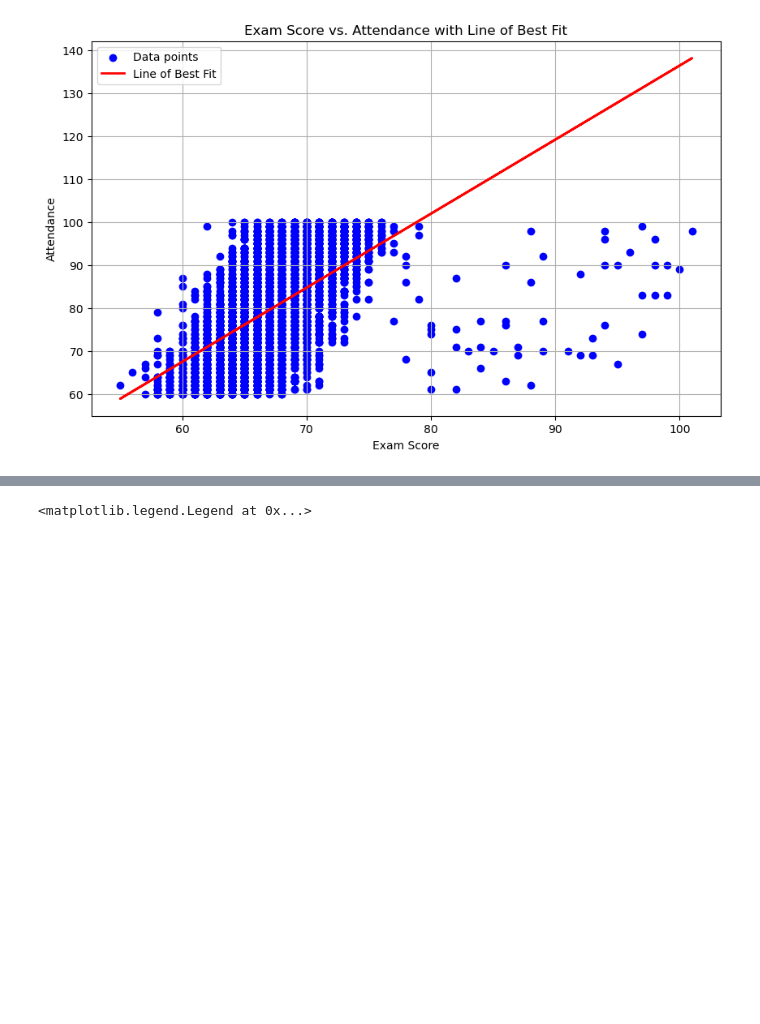
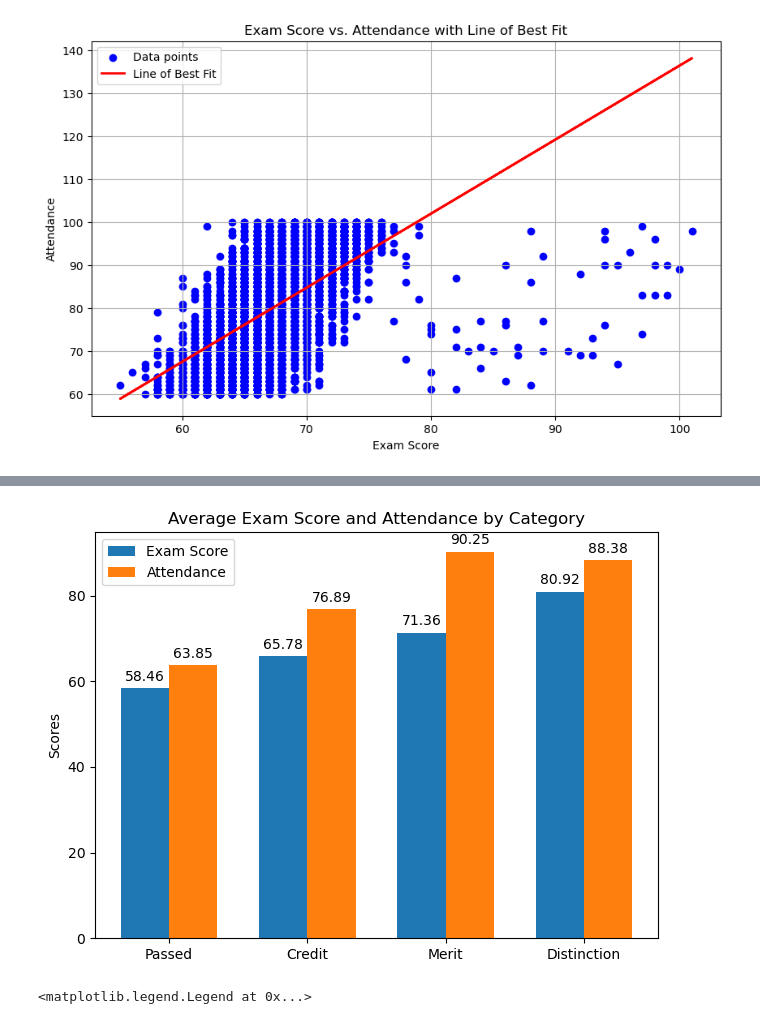
Before and after one commit to ThomasShikalepo/Data-Analysis, a Jupyter notebook: StudentPeromanceFactors.ipynb, the cells around one changed output, grey strips where cells are left out. Cells and saved outputs as stored; diff of their text form; code cells hidden in the pictures; blank space fills up the shorter version.

Commit message:
Filtered students by grade categories, sorted by attendance, and created a bar chart for exam scores and attendance.

```diff
--- a/StudentPeromanceFactors.ipynb
+++ b/StudentPeromanceFactors.ipynb
@@ -243,0 +205,5 @@ plt.show()
+# %%
+# Filtering the data for students who passed with Exam_Score between 50 and 60 (inclusive)
+# Sorting them by Attendance in descending order, and selecting only 'Attendance' and 'Exam_Score' columns
+passed = df.loc[(df['Exam_Score'] >= 50) & (df['Exam_Score'] < 60)].sort_values("Attendance", ascending=False)[['Attendance', 'Exam_Score']]
+passed
@@ -243,0 +224,5 @@ plt.show()
+# %%
+# Filtering the data for students who got a credit, with Exam_Score between 60 and 70 (inclusive)
+# Sorting them by Attendance in descending order, and selecting only 'Attendance' and 'Exam_Score' columns
+credit = df.loc[(df['Exam_Score'] >= 60) & (df['Exam_Score'] < 70)].sort_values("Attendance", ascending=False)[['Attendance', 'Exam_Score']]
+credit
@@ -243,0 +243,5 @@ plt.show()
+# %%
+# Filtering the data for students who got merit, with Exam_Score between 70 and 75 (inclusive)
+# Sorting them by Attendance in descending order, and selecting only 'Attendance' and 'Exam_Score' columns
+merit = df.loc[(df['Exam_Score'] >= 70) & (df['Exam_Score'] <= 75)].sort_values("Attendance",ascending=False)[['Attendance','Exam_Score']]
+merit
@@ -243,0 +262,5 @@ plt.show()
+# %%
+# Filtering the data for students who got a distinction, with Exam_Score between 75 and 100 (inclusive)
+# Sorting them by Attendance in descending order, and selecting only 'Attendance' and 'Exam_Score' columns
+distrintion = df.loc[(df['Exam_Score'] >= 75) & (df['Exam_Score'] <= 100)].sort_values("Attendance",ascending=False)[['Attendance','Exam_Score']]
+distrintion
@@ -244,3 +298,53 @@ plt.show()
+# %%
+import matplotlib.pyplot as plt
+import numpy as np
+
+# Calculate the mean Exam_Score and Attendance for each category
+passed_avg = passed.mean()
+credit_avg = credit.mean()
+marit_avg = merit.mean()
+distrintion_avg = distrintion.mean()
+
+# Create a DataFrame to hold the averages for easier plotting
+categories = ['Passed', 'Credit', 'Merit', 'Distinction']
+exam_scores = [passed_avg['Exam_Score'], credit_avg['Exam_Score'], marit_avg['Exam_Score'], distrintion_avg['Exam_Score']]
+attendance_scores = [passed_avg['Attendance'], credit_avg['Attendance'], marit_avg['Attendance'], distrintion_avg['Attendance']]
+
+# Create a grouped bar chart
+x = np.arange(len(categories))  # the label locations
+width = 0.35  # the width of the bars
+
+fig, ax = plt.subplots()
+rects1 = ax.bar(x - width/2, exam_scores, width, label='Exam Score')
+rects2 = ax.bar(x + width/2, attendance_scores, width, label='Attendance')
+
+# Add some text for labels, title and axes ticks
+ax.set_ylabel('Scores')
+ax.set_title('Average Exam Score and Attendance by Category')
+ax.set_xticks(x)
+ax.set_xticklabels(categories)
+ax.legend()
+
+# Attach a text label above each bar in rects, displaying its height
+def autolabel(rects):
+    """Attach a text label above each bar in *rects*, displaying its height."""
+    for rect in rects:
+        height = rect.get_height()
+        ax.annotate(f'{height:.2f}',
+                    xy=(rect.get_x() + rect.get_width() / 2, height),
+                    xytext=(0, 3),  # 3 points vertical offset
+                    textcoords="offset points",
+                    ha='center', va='bottom')
+
+autolabel(rects1)
+autolabel(rects2)
+
+fig.tight_layout()
+
+# Show the plot
+plt.show()
+# %% [output]
+[figure, added]
 # %%
 plt.figure(figsize=(8, 6))
 sns.lineplot(df['Attendance'][:50], color='aqua', label='Line Plot')
```
Also changed, not shown: parts of 10 cells of this notebook.
